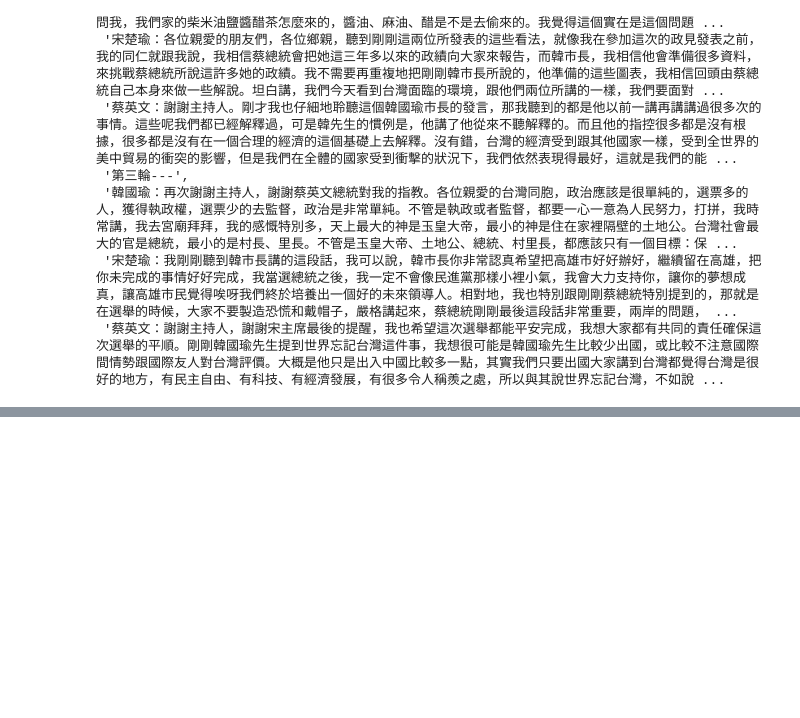
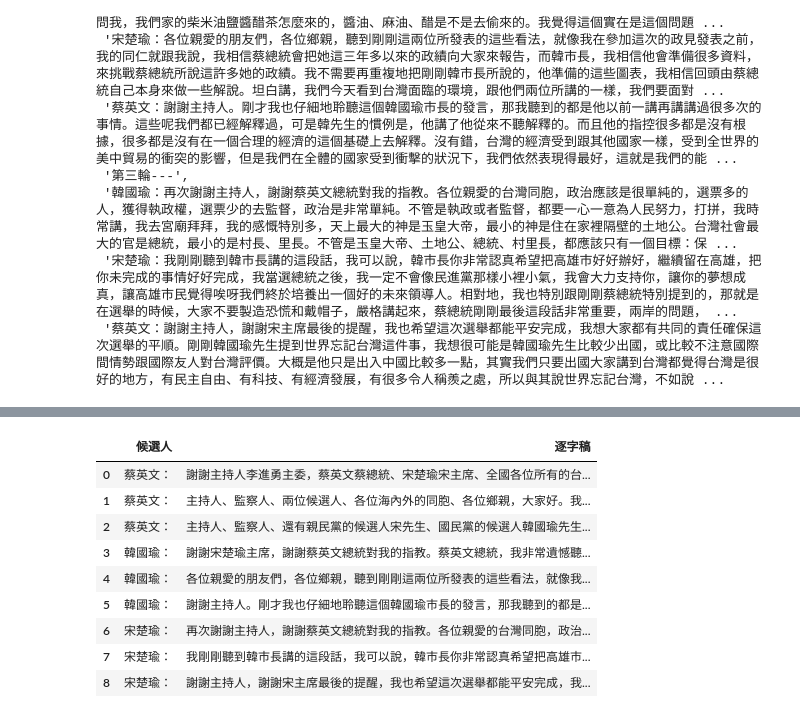
Before and after one commit to Lindergithub/PL, a Jupyter notebook: HW4.ipynb, the cells around one changed output, grey strips where cells are left out. Cells and saved outputs as stored; diff of their text form; code cells hidden in the pictures; blank space fills up the shorter version.

```diff
--- a/HW4.ipynb
+++ b/HW4.ipynb
@@ -139,0 +189,17 @@ from collections import Counter
+# %%
+df2 = pd.DataFrame(
+    {'候選人': name,
+     '逐字稿': content1
+    })
+df2
+# %% [output]
+|  | 候選人 | 逐字稿 |
+| 0 | 蔡英文： | 謝謝主持人李進勇主委，蔡英文蔡總統、宋楚瑜宋主席、全國各位所有的台... |
+| 1 | 蔡英文： | 主持人、監察人、兩位候選人、各位海內外的同胞、各位鄉親，大家好。我... |
+| 2 | 蔡英文： | 主持人、監察人、還有親民黨的候選人宋先生、國民黨的候選人韓國瑜先生... |
+| 3 | 韓國瑜： | 謝謝宋楚瑜主席，謝謝蔡英文總統對我的指教。蔡英文總統，我非常遺憾聽... |
+| 4 | 韓國瑜： | 各位親愛的朋友們，各位鄉親，聽到剛剛這兩位所發表的這些看法，就像我... |
+| 5 | 韓國瑜： | 謝謝主持人。剛才我也仔細地聆聽這個韓國瑜市長的發言，那我聽到的都是... |
+| 6 | 宋楚瑜： | 再次謝謝主持人，謝謝蔡英文總統對我的指教。各位親愛的台灣同胞，政治... |
+| 7 | 宋楚瑜： | 我剛剛聽到韓市長講的這段話，我可以說，韓市長你非常認真希望把高雄市... |
+| 8 | 宋楚瑜： | 謝謝主持人，謝謝宋主席最後的提醒，我也希望這次選舉都能平安完成，我... |
```
Also changed, not shown: parts of 7 cells of this notebook, 2 other files.
